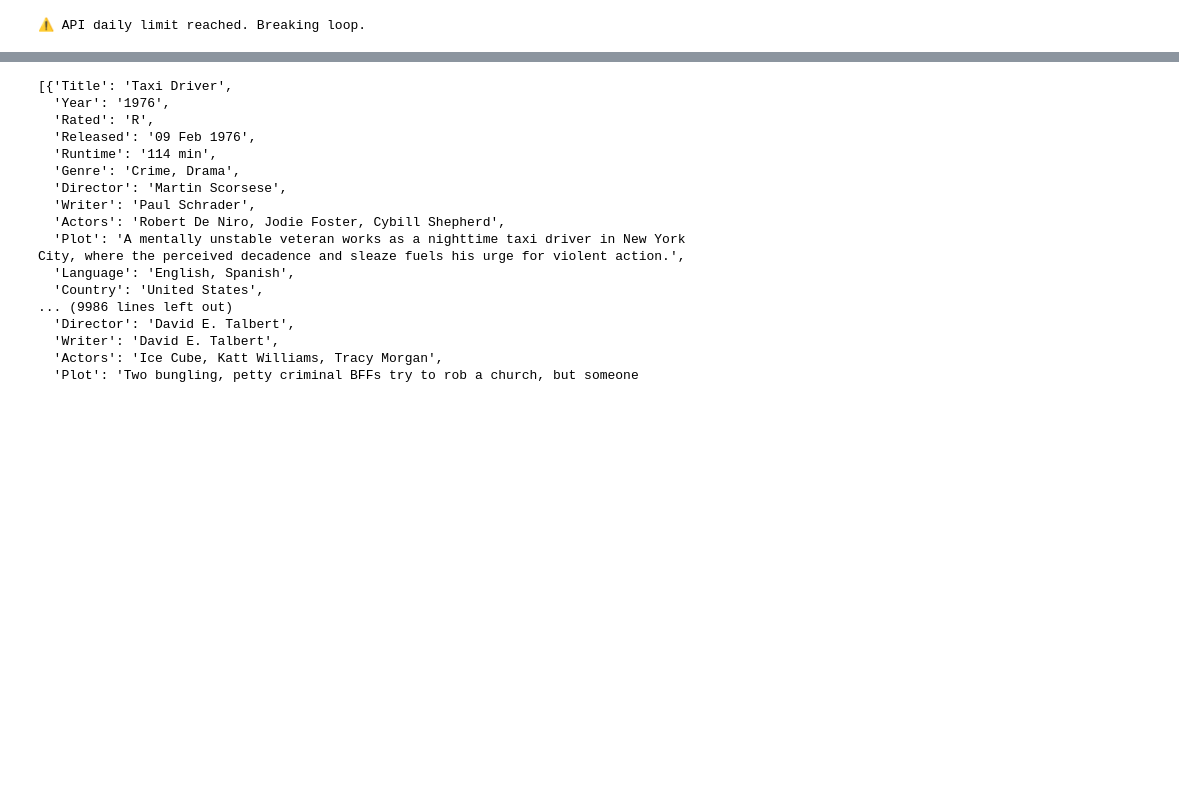
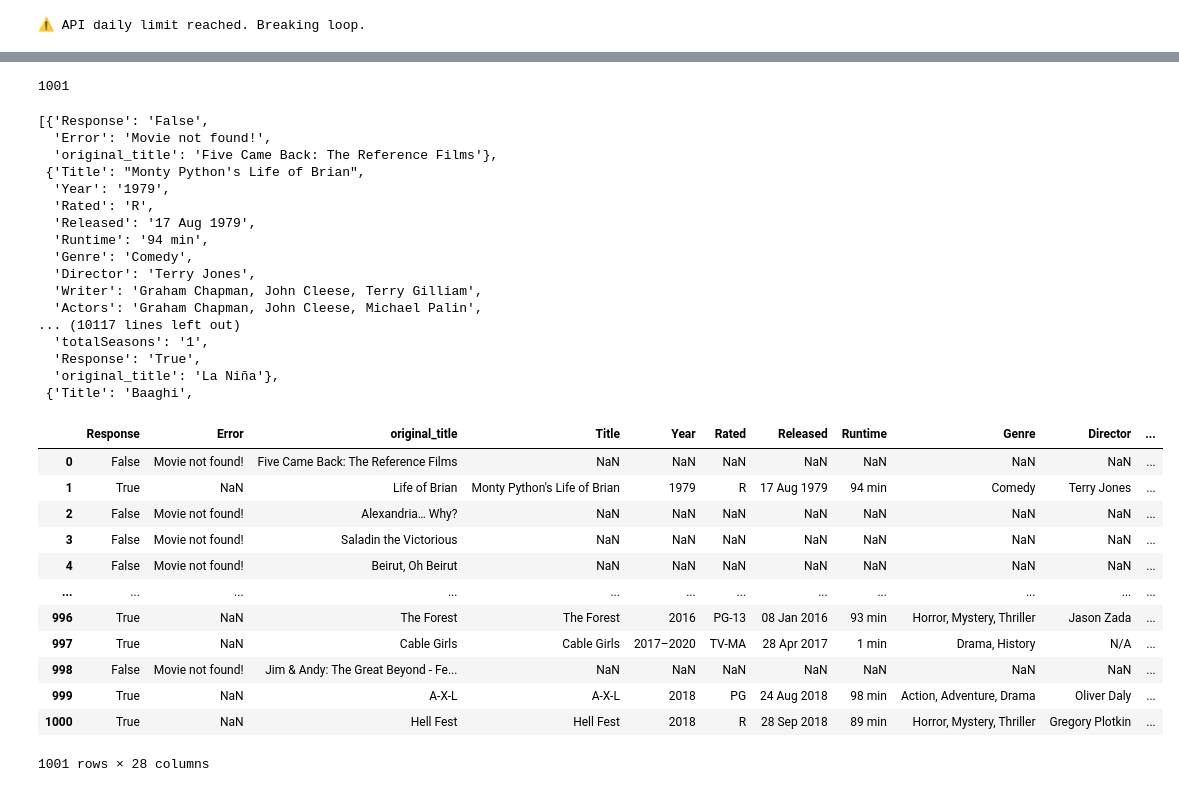
Before and after one commit to jasonzelin/data-analytics-portfolio, a Jupyter notebook: [in_progress]_netflix_data_etl_on_gcp/notebook.ipynb, the cells around one changed output, grey strips where cells are left out. Saved outputs shown, nothing was run; the diff lists cells and outputs as text; code cells hidden in the pictures; blank space fills up the shorter version.

Commit message:
Finalizing README.md files, updating API get logic for OMDb data

```diff
--- a/[in_progress]_netflix_data_etl_on_gcp/notebook.ipynb
+++ b/[in_progress]_netflix_data_etl_on_gcp/notebook.ipynb
@@ -64,5 +64,8 @@ for i in titles_list:
         break
     omdb_data.append(data)
     time.sleep(0.2)  # To respect API rate limits
+
+for i, v in enumerate(omdb_data):
+    omdb_data[i]['original_title'] = titles_list[i]
 # %% [output]
 ⚠️ API daily limit reached. Breaking loop.
@@ -69,29 +92,56 @@ for i in titles_list:
 # %%
-tb_removed = [{'Response': 'False', 'Error': 'Movie not found!'},{'Response': 'False', 'Error': 'Request limit reached!'}]
-omdb_data_cleaned = [i for i in omdb_data if i not in tb_removed]
+def remove_request_limit_reached(data):
+    try:
+        if data['Error'] == 'Request limit reached!':
+            return False
+        elif data['Error'] == 'Movie not found!':
+            return True
+    except KeyError:
+        return True
+
+
+omdb_data_cleaned = [i for i in omdb_data if remove_request_limit_reached(i)]
+len(omdb_data_cleaned)
+# %% [output]
+1001
 # %%
 omdb_data_cleaned
 # %% [output]
-[{'Title': 'Taxi Driver',
-  'Year': '1976',
+[{'Response': 'False',
+  'Error': 'Movie not found!',
+  'original_title': 'Five Came Back: The Reference Films'},
+ {'Title': "Monty Python's Life of Brian",
+  'Year': '1979',
   'Rated': 'R',
-  'Released': '09 Feb 1976',
-  'Runtime': '114 min',
-  'Genre': 'Crime, Drama',
-  'Director': 'Martin Scorsese',
-  'Writer': 'Paul Schrader',
-  'Actors': 'Robert De Niro, Jodie Foster, Cybill Shepherd',
-  'Plot': 'A mentally unstable veteran works as a nighttime taxi driver in New York City, where the perceived decadence and sleaze fuels his urge for violent action.',
-  'Language': 'English, Spanish',
-  'Country': 'United States',
-... (9986 lines left out)
-  'Director': 'David E. Talbert',
-  'Writer': 'David E. Talbert',
-  'Actors': 'Ice Cube, Katt Williams, Tracy Morgan',
-  'Plot': 'Two bungling, petty criminal BFFs try to rob a church, but someone
+  'Released': '17 Aug 1979',
+  'Runtime': '94 min',
+  'Genre': 'Comedy',
+  'Director': 'Terry Jones',
+  'Writer': 'Graham Chapman, John Cleese, Terry Gilliam',
+  'Actors': 'Graham Chapman, John Cleese, Michael Palin',
+... (10117 lines left out)
+  'totalSeasons': '1',
+  'Response': 'True',
+  'original_title': 'La Niña'},
+ {'Title': 'Baaghi',
 # %%
 omdb_data_cleaned_df = pd.read_json(json.dumps(omdb_data_cleaned))
-omdb_data_cleaned_df.to_csv('/home/jasonzelin/data-analytics-portfolio/netflix_data_etl_on_gcp/data/omdb_data_batch1.csv', index=False)
+omdb_data_cleaned_df.to_csv('/home/jasonzelin/data-analytics-portfolio/[in_progress]_netflix_data_etl_on_gcp/data/omdb_data_batch1.csv', index=False)
+omdb_data_cleaned_df
+# %% [output]
+|  | Response | Error | original_title | Title | Year | Rated | Released | Runtime | Genre | Director | ... |
+| 0 | False | Movie not found! | Five Came Back: The Reference Films | NaN | NaN | NaN | NaN | NaN | NaN | NaN | ... |
+| 1 | True | NaN | Life of Brian | Monty Python's Life of Brian | 1979 | R | 17 Aug 1979 | 94 min | Comedy | Terry Jones | ... |
+| 2 | False | Movie not found! | Alexandria… Why? | NaN | NaN | NaN | NaN | NaN | NaN | NaN | ... |
+| 3 | False | Movie not found! | Saladin the Victorious | NaN | NaN | NaN | NaN | NaN | NaN | NaN | ... |
+| 4 | False | Movie not found! | Beirut, Oh Beirut | NaN | NaN | NaN | NaN | NaN | NaN | NaN | ... |
+| ... | ... | ... | ... | ... | ... | ... | ... | ... | ... | ... | ... |
+| 996 | True | NaN | The Forest | The Forest | 2016 | PG-13 | 08 Jan 2016 | 93 min | Horror, Mystery, Thriller | Jason Zada | ... |
+| 997 | True | NaN | Cable Girls | Cable Girls | 2017–2020 | TV-MA | 28 Apr 2017 | 1 min | Drama, History | N/A | ... |
+| 998 | False | Movie not found! | Jim & Andy: The Great Beyond - Fe... | NaN | NaN | NaN | NaN | NaN | NaN | NaN | ... |
+| 999 | True | NaN | A-X-L | A-X-L | 2018 | PG | 24 Aug 2018 | 98 min | Action, Adventure, Drama | Oliver Daly | ... |
+| 1000 | True | NaN | Hell Fest | Hell Fest | 2018 | R | 28 Sep 2018 | 89 min | Horror, Mystery, Thriller | Gregory Plotkin | ... |
+1001 rows × 28 columns
 # %%
 omdb_data_cleaned_csv = pd.DataFrame()
 parent_dir = '/home/jasonzelin/data-analytics-portfolio/[in_progress]_netflix_data_etl_on_gcp/data/'
```
Also changed, not shown: parts of 4 cells of this notebook, 8 other files.
